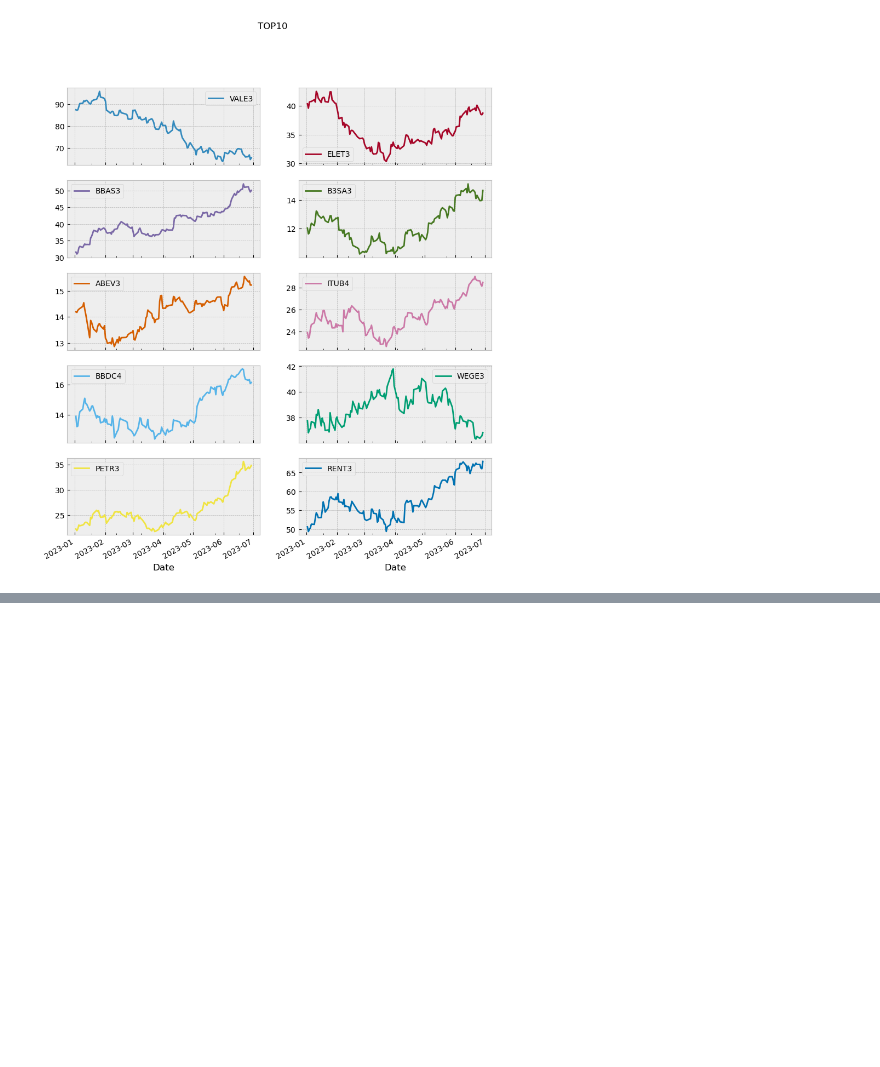
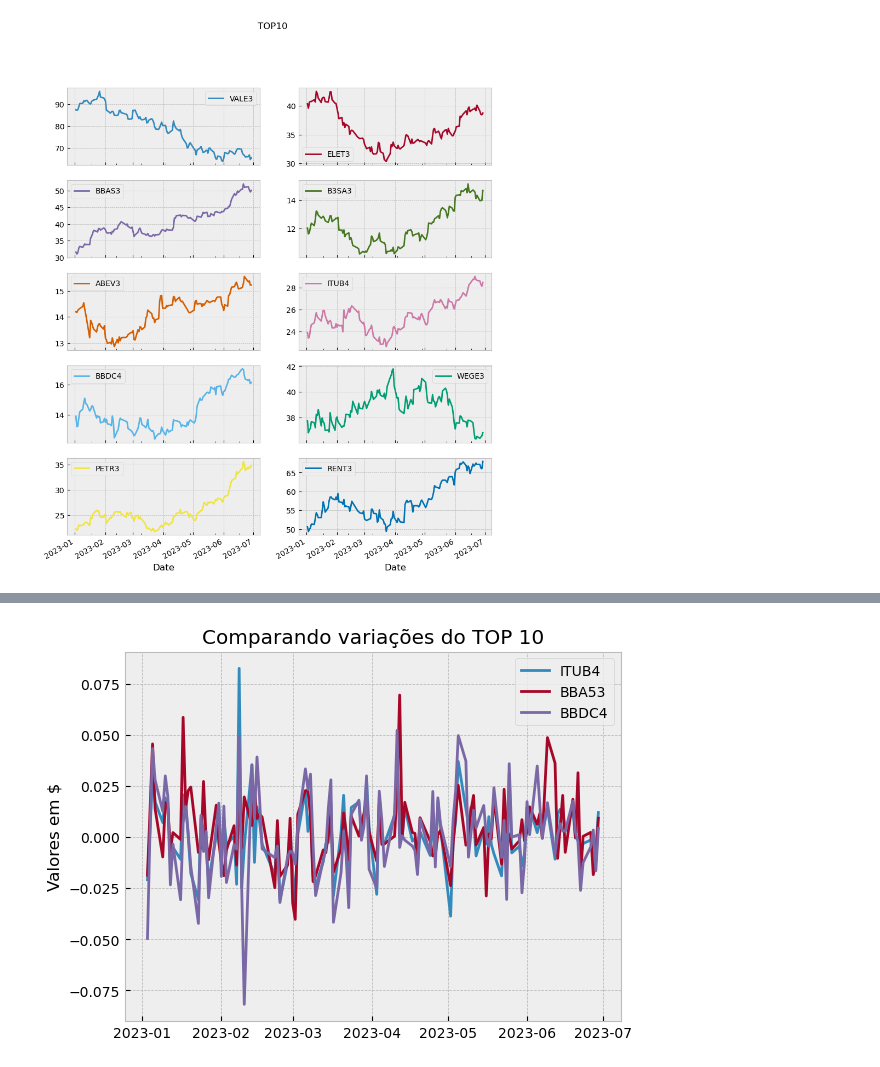
Before and after one commit to PauloViniciusR/Analise_dados, a Jupyter notebook: Matplotlib/Pandas_Matplot/24_pandas.ipynb, the cells around one changed output, grey strips where cells are left out. Cells and saved outputs as stored; diff of their text form; code cells hidden in the pictures; blank space fills up the shorter version.

```diff
--- a/Matplotlib/Pandas_Matplot/24_pandas.ipynb
+++ b/Matplotlib/Pandas_Matplot/24_pandas.ipynb
@@ -151,0 +167,3 @@ df_top_10.plot(figsize=(10, 12), title="TOP10", subplots=True, layout=(5, 2));
+# %%
+variacao_diaria = df_top_10.pct_change()
+variacao_diaria.head()
@@ -151,0 +178,15 @@ df_top_10.plot(figsize=(10, 12), title="TOP10", subplots=True, layout=(5, 2));
+# %%
+fig, ax = plt.subplots()
+
+ax.plot(variacao_diaria.index,variacao_diaria["ITUB4"], label="ITUB4")
+ax.plot(variacao_diaria.index,variacao_diaria["BBAS3"], label="BBA53")
+ax.plot(variacao_diaria.index,variacao_diaria["BBDC4"], label="BBDC4")
+
+ax.set_title("Comparando variações do TOP 10")
+ax.set_ylabel("Valores em $")
+ax.legend()
+
+
+plt.show()
+# %% [output]
+[figure, added]
```
Also changed, not shown: parts of 4 cells of this notebook.
